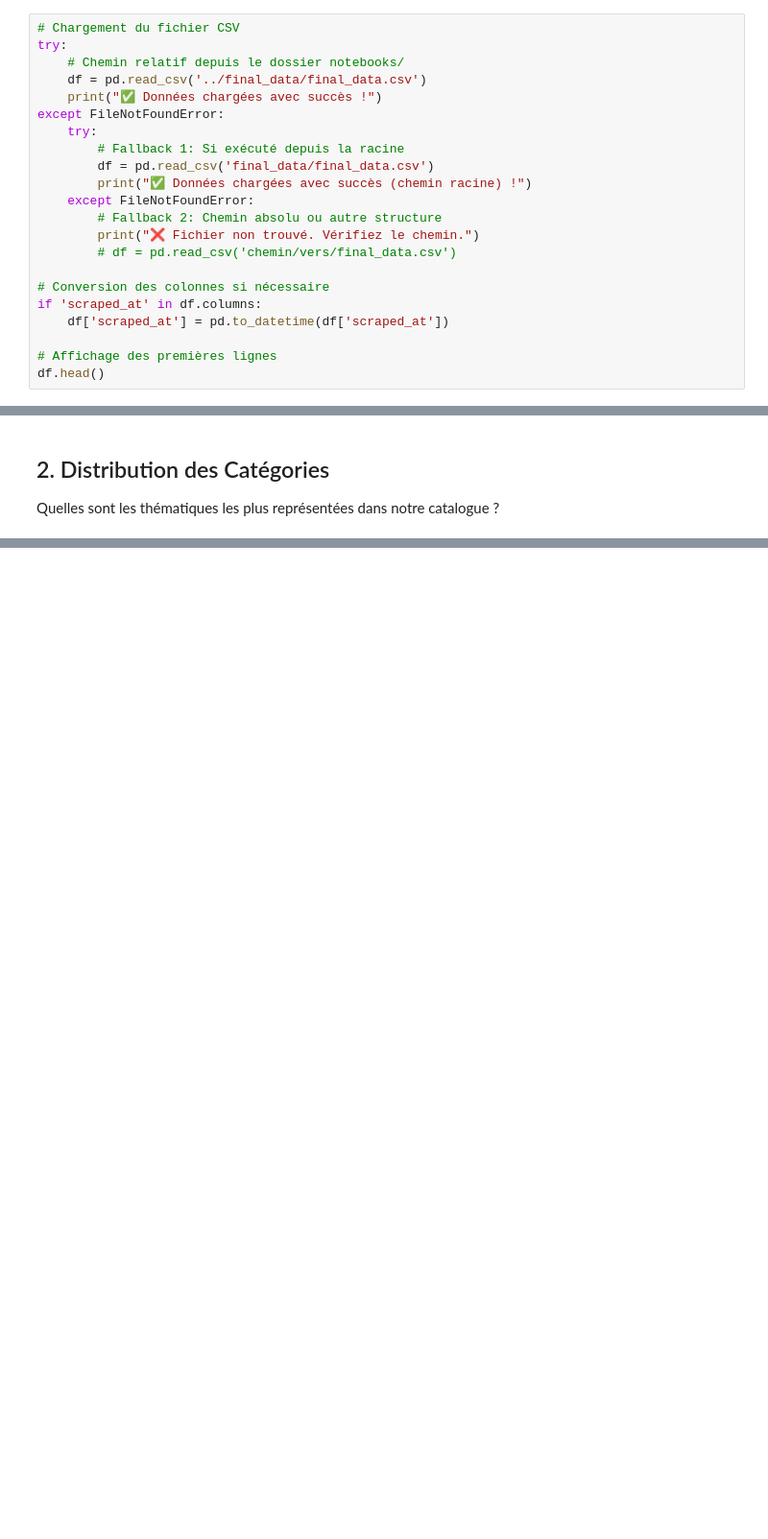
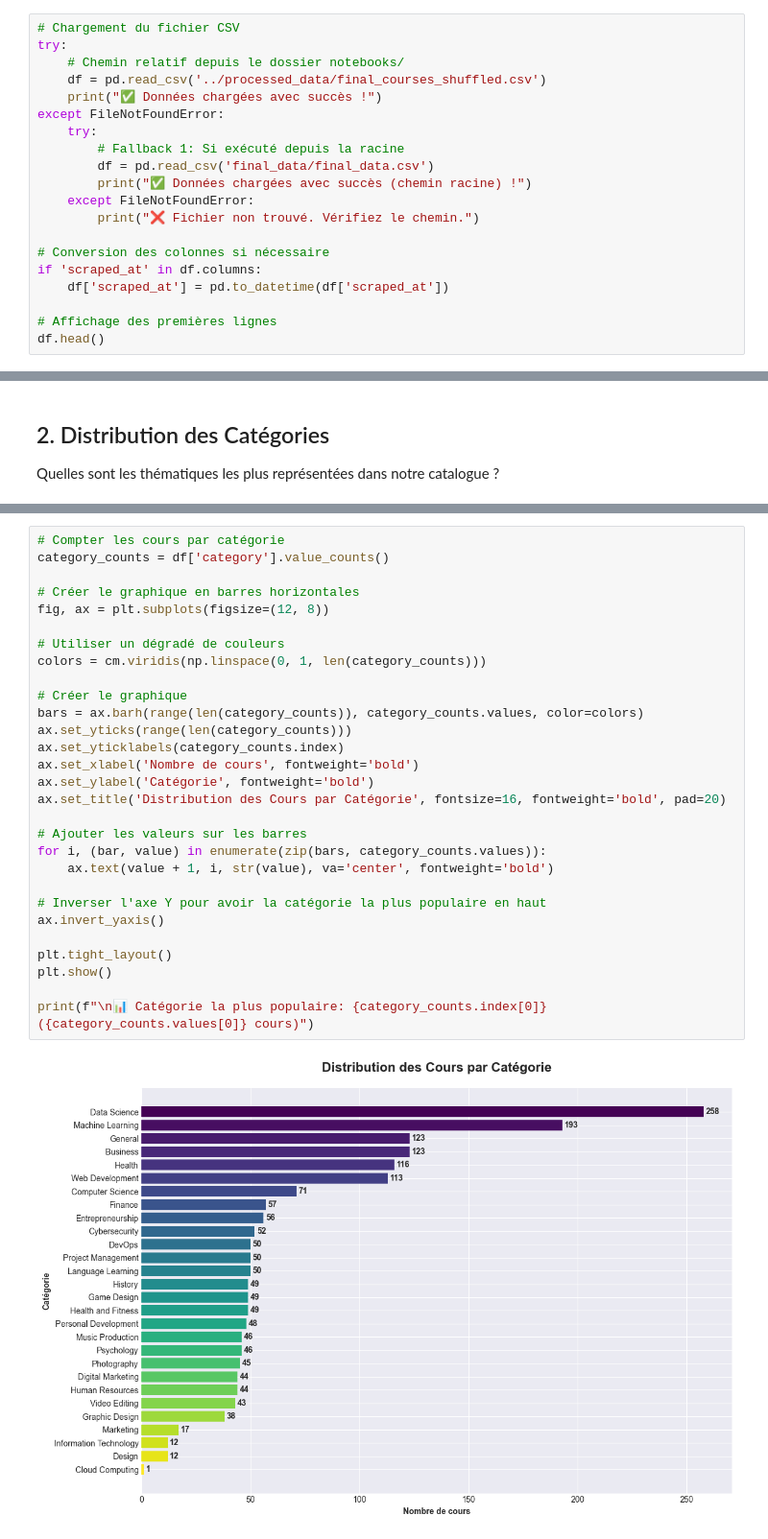
Before and after one commit to Badr-Bouymejjane/PFM_Python_MSDIA, a Jupyter notebook: notebooks/Data_Visualisation.ipynb, the cells around one changed output, grey strips where cells are left out. Shown at 96% size. Cells and saved outputs as stored; diff of their text form; blank space fills up the shorter version.

```diff
--- a/notebooks/Data_Visualisation.ipynb
+++ b/notebooks/Data_Visualisation.ipynb
@@ -31,7 +35,7 @@ px.defaults.color_continuous_scale = px.colors.sequential.Viridis
 # Chargement du fichier CSV
 try:
     # Chemin relatif depuis le dossier notebooks/
-    df = pd.read_csv('../final_data/final_data.csv')
+    df = pd.read_csv('../processed_data/final_courses_shuffled.csv')
     print("✅ Données chargées avec succès !")
 except FileNotFoundError:
     try:
@@ -39,9 +43,7 @@ except FileNotFoundError:
         df = pd.read_csv('final_data/final_data.csv')
         print("✅ Données chargées avec succès (chemin racine) !")
     except FileNotFoundError:
-        # Fallback 2: Chemin absolu ou autre structure
         print("❌ Fichier non trouvé. Vérifiez le chemin.")
-        # df = pd.read_csv('chemin/vers/final_data.csv')
 
 # Conversion des colonnes si nécessaire
 if 'scraped_at' in df.columns:
@@ -72,0 +89,31 @@ fig.show()
+# %%
+# Compter les cours par catégorie
+category_counts = df['category'].value_counts()
+
+# Créer le graphique en barres horizontales
+fig, ax = plt.subplots(figsize=(12, 8))
+
+# Utiliser un dégradé de couleurs
+colors = cm.viridis(np.linspace(0, 1, len(category_counts)))
+
+# Créer le graphique
+bars = ax.barh(range(len(category_counts)), category_counts.values, color=colors)
+ax.set_yticks(range(len(category_counts)))
+ax.set_yticklabels(category_counts.index)
+ax.set_xlabel('Nombre de cours', fontweight='bold')
+ax.set_ylabel('Catégorie', fontweight='bold')
+ax.set_title('Distribution des Cours par Catégorie', fontsize=16, fontweight='bold', pad=20)
+
+# Ajouter les valeurs sur les barres
+for i, (bar, value) in enumerate(zip(bars, category_counts.values)):
+    ax.text(value + 1, i, str(value), va='center', fontweight='bold')
+
+# Inverser l'axe Y pour avoir la catégorie la plus populaire en haut
+ax.invert_yaxis()
+
+plt.tight_layout()
+plt.show()
+
+print(f"\n📊 Catégorie la plus populaire: {category_counts.index[0]} ({category_counts.values[0]} cours)")
+# %% [output]
+[figure, added]
```
Also changed, not shown: parts of 29 cells of this notebook, 18 other files.
